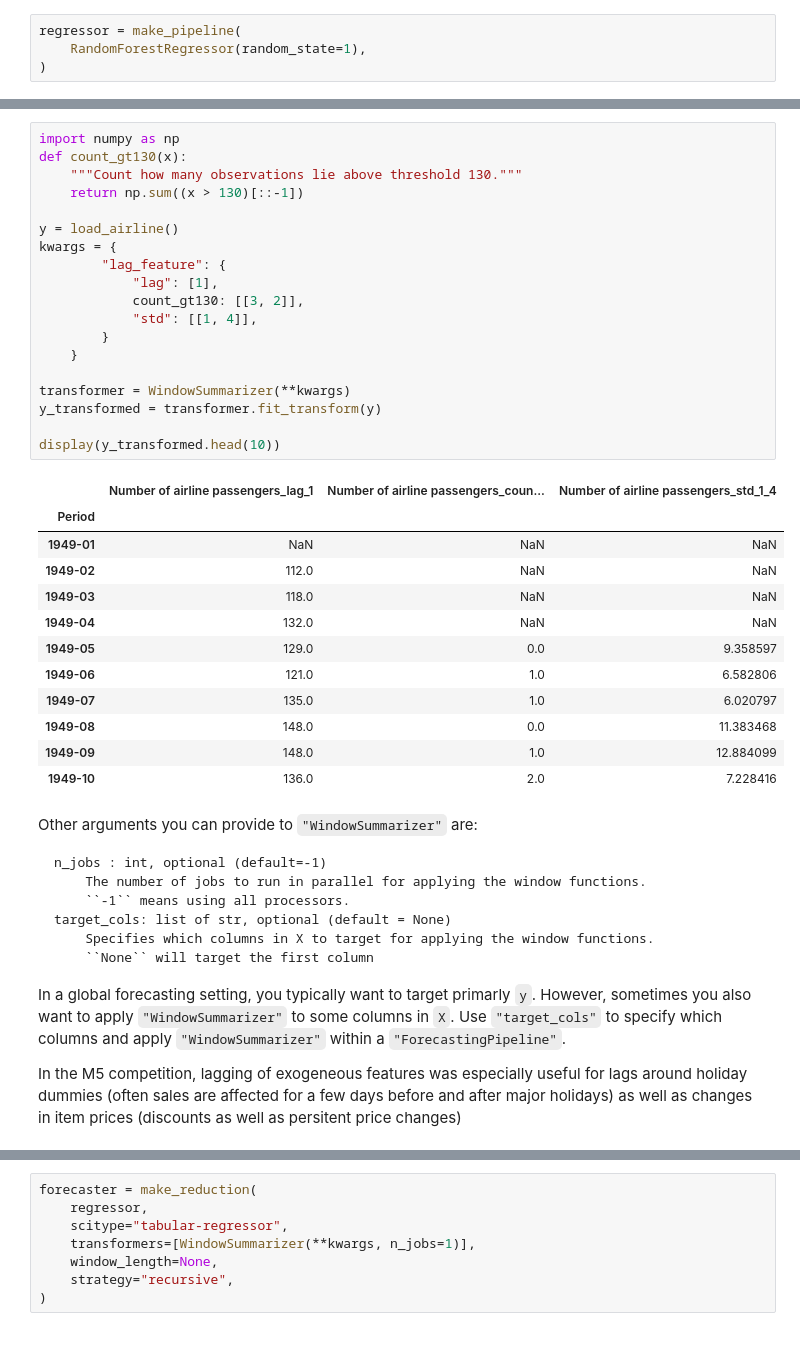
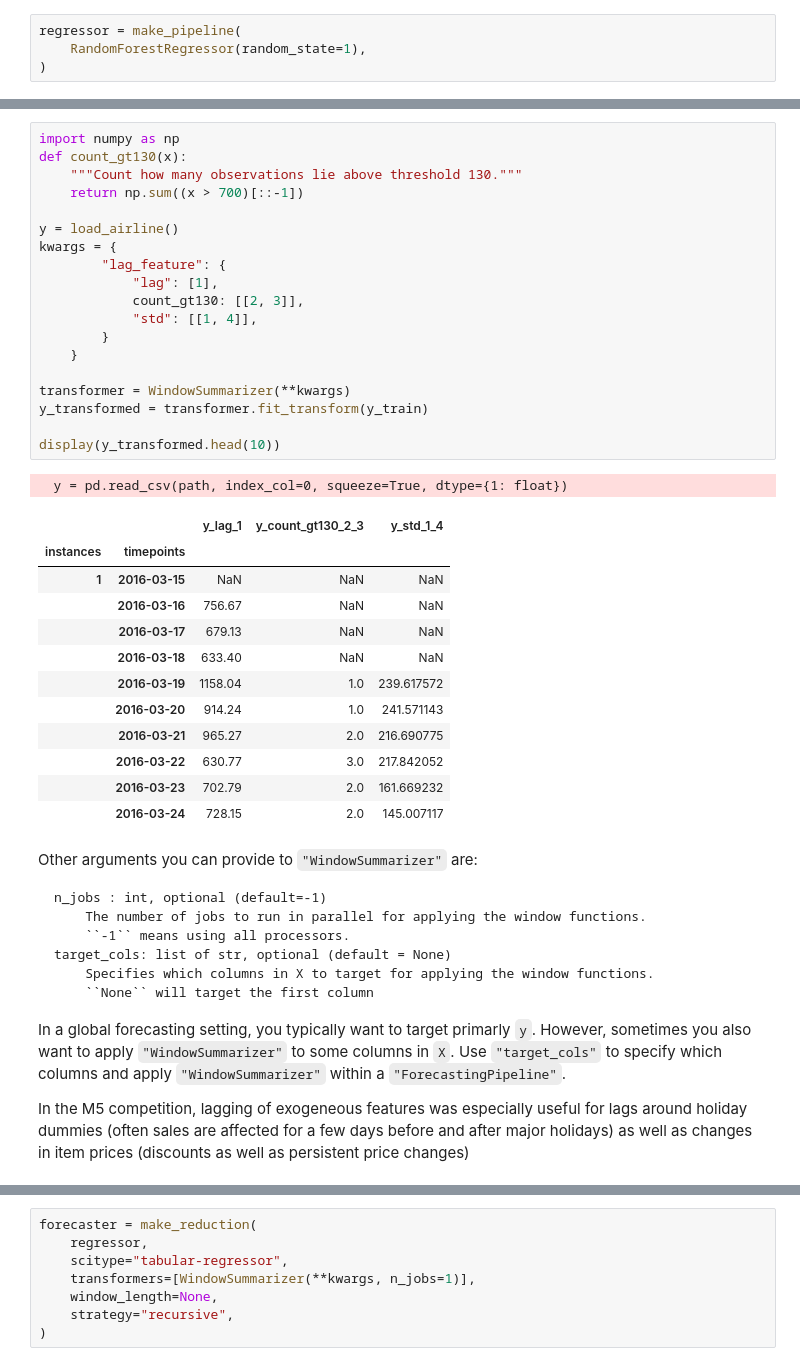
Before and after one commit to sktime/sktime-tutorial-pydata-berlin-2022, a Jupyter notebook: notebooks/hierarchy_global.ipynb, the cells around one changed output, grey strips where cells are left out. Drawn from its saved outputs; the diff is of its cells as text.

```diff
--- a/notebooks/hierarchy_global.ipynb
+++ b/notebooks/hierarchy_global.ipynb
@@ -399,35 +453,36 @@ Only the first three calculations can be implemented using native pandas functio
 # %%
 import numpy as np
 def count_gt130(x):
     """Count how many observations lie above threshold 130."""
-    return np.sum((x > 130)[::-1])
+    return np.sum((x > 700)[::-1])
 
 y = load_airline()
 kwargs = {
         "lag_feature": {
             "lag": [1],
-            count_gt130: [[3, 2]],
+            count_gt130: [[2, 3]],
             "std": [[1, 4]],
         }
     }
 
 transformer = WindowSummarizer(**kwargs)
-y_transformed = transformer.fit_transform(y)
+y_transformed = transformer.fit_transform(y_train)
 
 display(y_transformed.head(10))
 # %% [output]
+  y = pd.read_csv(path, index_col=0, squeeze=True, dtype={1: float})
-|  | Number of airline passengers_lag_1 | Number of airline passengers_coun... | Number of airline passengers_std_1_4 |
-| Period |  |  |  |
-| 1949-01 | NaN | NaN | NaN |
-| 1949-02 | 112.0 | NaN | NaN |
-| 1949-03 | 118.0 | NaN | NaN |
-| 1949-04 | 132.0 | NaN | NaN |
-| 1949-05 | 129.0 | 0.0 | 9.358597 |
-| 1949-06 | 121.0 | 1.0 | 6.582806 |
-| 1949-07 | 135.0 | 1.0 | 6.020797 |
-| 1949-08 | 148.0 | 0.0 | 11.383468 |
-| 1949-09 | 148.0 | 1.0 | 12.884099 |
-| 1949-10 | 136.0 | 2.0 | 7.228416 |
+|  |  | y_lag_1 | y_count_gt130_2_3 | y_std_1_4 |
+| instances | timepoints |  |  |  |
+| 1 | 2016-03-15 | NaN | NaN | NaN |
+|  | 2016-03-16 | 756.67 | NaN | NaN |
+|  | 2016-03-17 | 679.13 | NaN | NaN |
+|  | 2016-03-18 | 633.40 | NaN | NaN |
+|  | 2016-03-19 | 1158.04 | 1.0 | 239.617572 |
+|  | 2016-03-20 | 914.24 | 1.0 | 241.571143 |
+|  | 2016-03-21 | 965.27 | 2.0 | 216.690775 |
+|  | 2016-03-22 | 630.77 | 3.0 | 217.842052 |
+|  | 2016-03-23 | 702.79 | 2.0 | 161.669232 |
+|  | 2016-03-24 | 728.15 | 2.0 | 145.007117 |
 # %% [markdown]
 Other arguments you can provide to `"WindowSummarizer"` are:
 
@@ -441,5 +496,5 @@ Other arguments you can provide to `"WindowSummarizer"` are:
 In a global forecasting setting, you typically want to target primarly `y`. However, sometimes you also want to apply `"WindowSummarizer"` to some columns in `X`. Use
 `"target_cols"` to specify which columns and apply `"WindowSummarizer"` within a `"ForecastingPipeline"`.
 
-In the M5 competition, lagging of exogeneous features was especially useful for lags around holiday dummies (often sales are affected for a few days before and after major holidays) as well as changes in item prices (discounts as well as persitent price changes)
+In the M5 competition, lagging of exogeneous features was especially useful for lags around holiday dummies (often sales are affected for a few days before and after major holidays) as well as changes in item prices (discounts as well as persistent price changes)
 # %%
```
Also changed, not shown: parts of 32 cells of this notebook, 2 other files.
